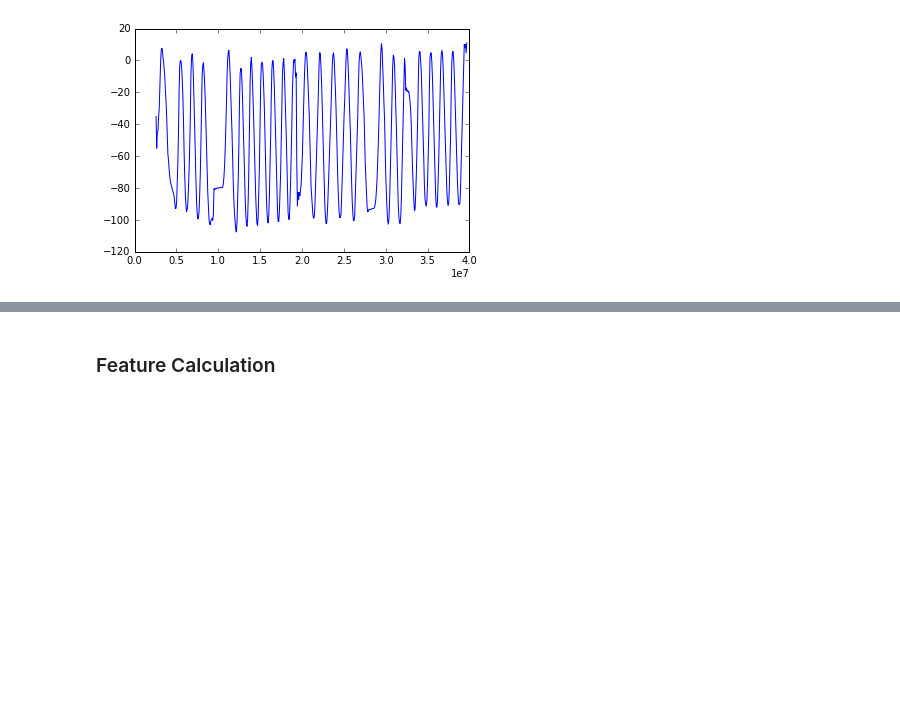
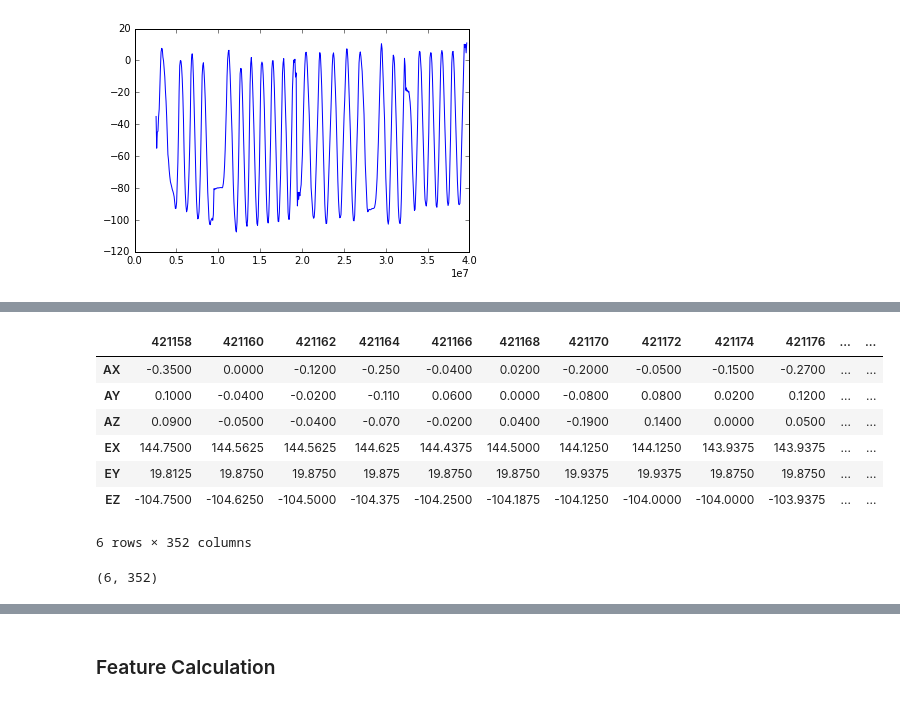
Before and after one commit to Make-O-Matic/MOM-Engine, a Jupyter notebook: data_preprocess.ipynb, the cells around one changed output, grey strips where cells are left out. Drawn from its saved outputs; the diff is of its cells as text; code cells hidden in the pictures; blank space fills up the shorter version.

```diff
--- a/data_preprocess.ipynb
+++ b/data_preprocess.ipynb
@@ -747,0 +769,15 @@ for gest in sorted(gesture_exp_dict.keys()):
+# %%
+in_data
+# %% [output]
+|  | 421158 | 421160 | 421162 | 421164 | 421166 | 421168 | 421170 | 421172 | 421174 | 421176 | ... | ... |
+| AX | -0.3500 | 0.0000 | -0.1200 | -0.250 | -0.0400 | 0.0200 | -0.2000 | -0.0500 | -0.1500 | -0.2700 | ... | ... |
+| AY | 0.1000 | -0.0400 | -0.0200 | -0.110 | 0.0600 | 0.0000 | -0.0800 | 0.0800 | 0.0200 | 0.1200 | ... | ... |
+| AZ | 0.0900 | -0.0500 | -0.0400 | -0.070 | -0.0200 | 0.0400 | -0.1900 | 0.1400 | 0.0000 | 0.0500 | ... | ... |
+| EX | 144.7500 | 144.5625 | 144.5625 | 144.625 | 144.4375 | 144.5000 | 144.1250 | 144.1250 | 143.9375 | 143.9375 | ... | ... |
+| EY | 19.8125 | 19.8750 | 19.8750 | 19.875 | 19.8750 | 19.8750 | 19.9375 | 19.9375 | 19.8750 | 19.8750 | ... | ... |
+| EZ | -104.7500 | -104.6250 | -104.5000 | -104.375 | -104.2500 | -104.1875 | -104.1250 | -104.0000 | -104.0000 | -103.9375 | ... | ... |
+6 rows × 352 columns
+# %%
+in_data.shape
+# %% [output]
+(6, 352)
```
Also changed, not shown: parts of 14 cells of this notebook.
